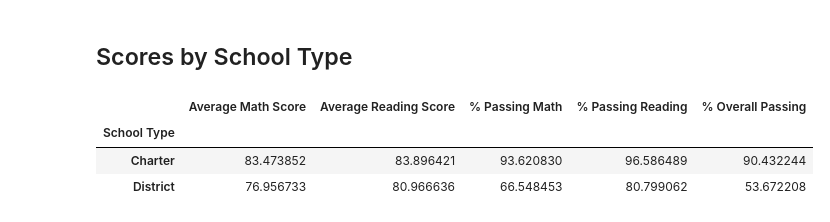
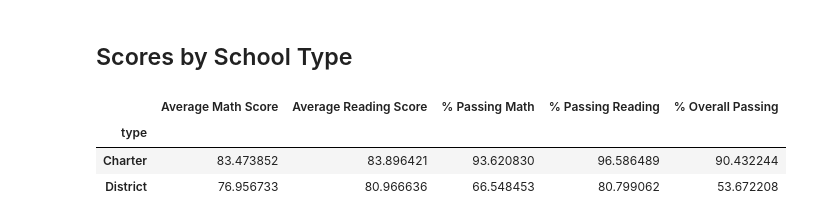
Before and after one commit to GarciaLuis0128/pandas-challenge, a Jupyter notebook: Resubmission.ipynb, the cells around one changed output. Drawn from its saved outputs; the diff is of its cells as text; code cells hidden in the pictures.

```diff
--- a/Resubmission.ipynb
+++ b/Resubmission.ipynb
@@ -726,9 +558,3 @@ ValueError: If using all scalar values, you must pass an index
 # Establish the bins.
 size_bins = [0, 1000, 2000, 5000]
 labels = ["Small (<1000)", "Medium (1000-2000)", "Large (2000-5000)"]
-# %%
-# Categorize the spending based on the bins
-# Use `pd.cut` on the "Total Students" column of the `per_school_summary` DataFrame.
-
-per_school_summary["School Size"] =
-per_school_summary
@@ -755,8 +584,8 @@ size_bins = [0, 1000, 2000, 5000]
 size_labels = ["Small (<1000)", "Medium (1000-2000)", "Large (2000-5000)"]
 
 # Use pd.cut to categorize school size based on the "Total Students" column
-per_school_summary["School Size"] = pd.cut(per_school_summary["Total Students"], bins=size_bins, labels=size_labels)
+per_school_summary["School Size"] = pd.cut(per_school_summary["student_name"], bins=size_bins, labels=size_labels)
 
 # Display the DataFrame
-print(per_school_summary)
+per_school_summary
 # %% [output]
@@ -794,19 +635,25 @@ size_summary
 ## Scores by School Type
 # %%
 # Group the per_school_summary DataFrame by "School Type" and average the results.
-average_math_score_by_type = per_school_summary.groupby(["School Type"])["Average Math Score"].mean()
-average_reading_score_by_type = per_school_summary.groupby(["School Type"])["Average Reading Score"].mean()
-average_percent_passing_math_by_type = per_school_summary.groupby(["School Type"])["% Passing Math"].mean()
-average_percent_passing_reading_by_type = per_school_summary.groupby(["School Type"])["% Passing Reading"].mean()
-average_percent_overall_passing_by_type = per_school_summary.groupby(["School Type"])["% Overall Passing"].mean()
+average_math_score_by_type = per_school_summary.groupby(["type"])["math_score"].mean()
+average_reading_score_by_type = per_school_summary.groupby(["type"])["reading_score"].mean()
+average_percent_passing_math_by_type = per_school_summary.groupby(["type"])["% Passing Math"].mean()
+average_percent_passing_reading_by_type = per_school_summary.groupby(["type"])["% Passing Reading"].mean()
+average_percent_overall_passing_by_type = per_school_summary.groupby(["type"])["% Overall Passing"].mean()
 # %%
-# Assemble the new data by type into a DataFrame called `type_summary`
-type_summary =
+# Assemble the new data into a DataFrame called type_summary
+type_summary = pd.DataFrame({
+    "Average Math Score": average_math_score_by_type,
+    "Average Reading Score": average_reading_score_by_type,
+    "% Passing Math": average_percent_passing_math_by_type,
+    "% Passing Reading": average_percent_passing_reading_by_type,
+    "% Overall Passing": average_percent_overall_passing_by_type
+})
 
 # Display results
 type_summary
 # %% [output]
 |  | Average Math Score | Average Reading Score | % Passing Math | % Passing Reading | % Overall Passing |
-| School Type |  |  |  |  |  |
+| type |  |  |  |  |  |
 | Charter | 83.473852 | 83.896421 | 93.620830 | 96.586489 | 90.432244 |
 | District | 76.956733 | 80.966636 | 66.548453 | 80.799062 | 53.672208 |
```
Also changed, not shown: parts of 23 cells of this notebook.
